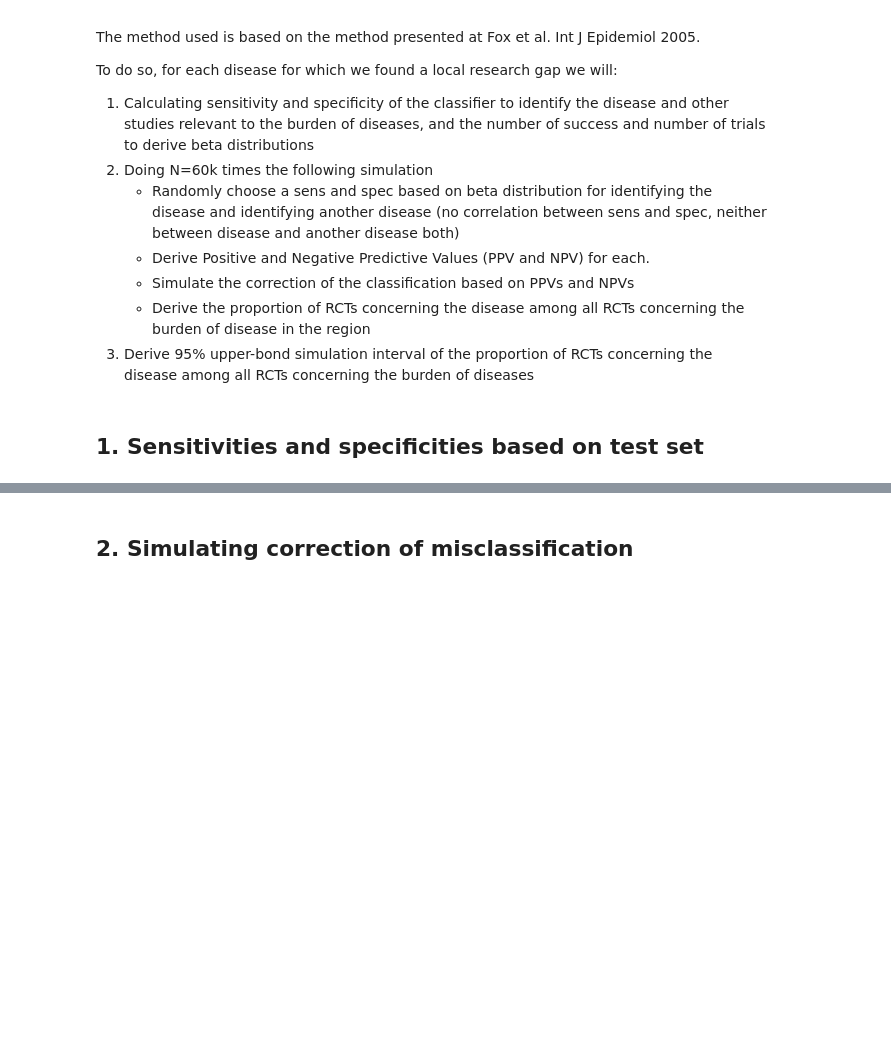
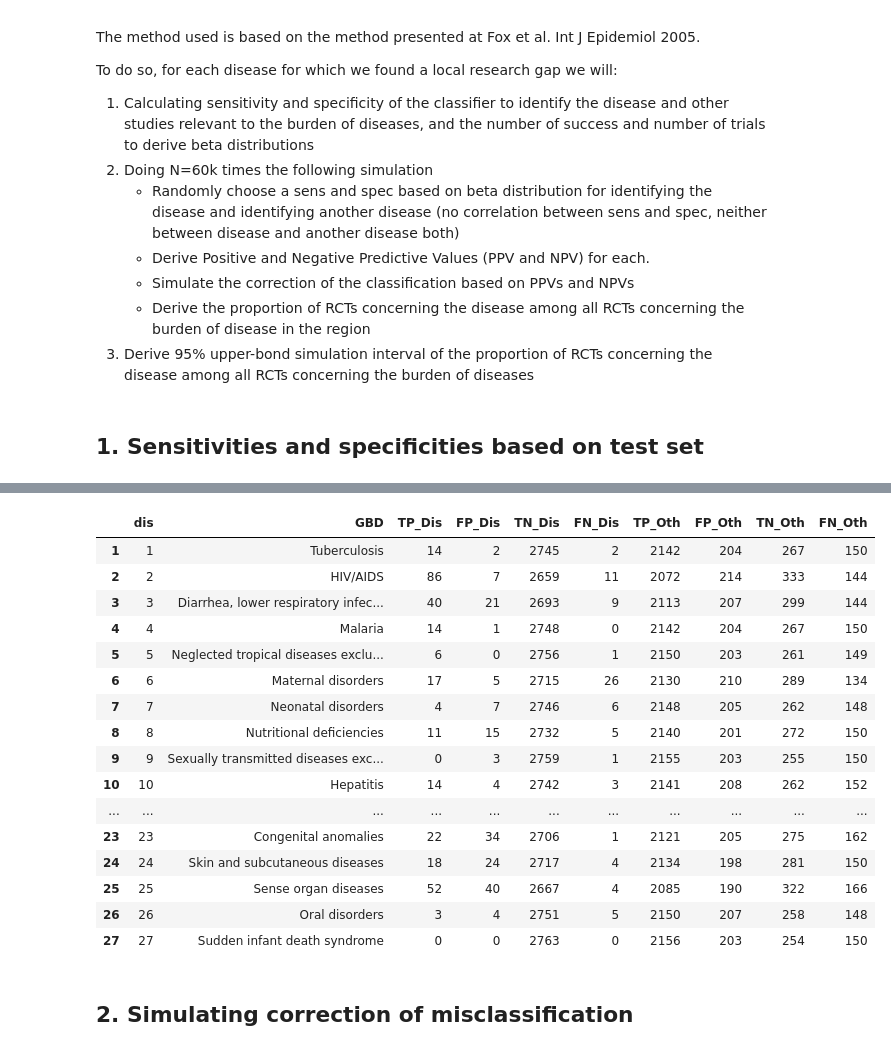
Before and after one commit to iatal/RCTvsBurden, a Jupyter notebook: E- Sensitivity analysis.ipynb, the cells around one changed output, grey strips where cells are left out. Drawn from its saved outputs; the diff is of its cells as text; code cells hidden in the pictures; blank space fills up the shorter version.

Commit message:
table with gaps and sensitivity analyses

```diff
--- a/E- Sensitivity analysis.ipynb
+++ b/E- Sensitivity analysis.ipynb
@@ -71,0 +72,20 @@ write.table(PERF_F,'/media/igna/Elements/HotelDieu/Cochrane/Mapping_Cancer/Incer
+# %%
+PERF_F
+# %% [output]
+|  | dis | GBD | TP_Dis | FP_Dis | TN_Dis | FN_Dis | TP_Oth | FP_Oth | TN_Oth | FN_Oth |
+| 1 | 1 | Tuberculosis | 14 | 2 | 2745 | 2 | 2142 | 204 | 267 | 150 |
+| 2 | 2 | HIV/AIDS | 86 | 7 | 2659 | 11 | 2072 | 214 | 333 | 144 |
+| 3 | 3 | Diarrhea, lower respiratory infec... | 40 | 21 | 2693 | 9 | 2113 | 207 | 299 | 144 |
+| 4 | 4 | Malaria | 14 | 1 | 2748 | 0 | 2142 | 204 | 267 | 150 |
+| 5 | 5 | Neglected tropical diseases exclu... | 6 | 0 | 2756 | 1 | 2150 | 203 | 261 | 149 |
+| 6 | 6 | Maternal disorders | 17 | 5 | 2715 | 26 | 2130 | 210 | 289 | 134 |
+| 7 | 7 | Neonatal disorders | 4 | 7 | 2746 | 6 | 2148 | 205 | 262 | 148 |
+| 8 | 8 | Nutritional deficiencies | 11 | 15 | 2732 | 5 | 2140 | 201 | 272 | 150 |
+| 9 | 9 | Sexually transmitted diseases exc... | 0 | 3 | 2759 | 1 | 2155 | 203 | 255 | 150 |
+| 10 | 10 | Hepatitis | 14 | 4 | 2742 | 3 | 2141 | 208 | 262 | 152 |
+| ... | ... | ... | ... | ... | ... | ... | ... | ... | ... | ... |
+| 23 | 23 | Congenital anomalies | 22 | 34 | 2706 | 1 | 2121 | 205 | 275 | 162 |
+| 24 | 24 | Skin and subcutaneous diseases | 18 | 24 | 2717 | 4 | 2134 | 198 | 281 | 150 |
+| 25 | 25 | Sense organ diseases | 52 | 40 | 2667 | 4 | 2085 | 190 | 322 | 166 |
+| 26 | 26 | Oral disorders | 3 | 4 | 2751 | 5 | 2150 | 207 | 258 | 148 |
+| 27 | 27 | Sudden infant death syndrome | 0 | 0 | 2763 | 0 | 2156 | 203 | 254 | 150 |
```
Also changed, not shown: parts of 9 cells of this notebook, 2 other files.
